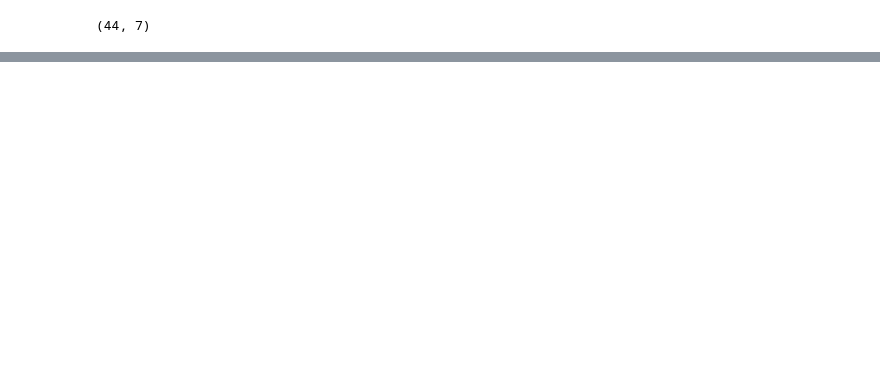
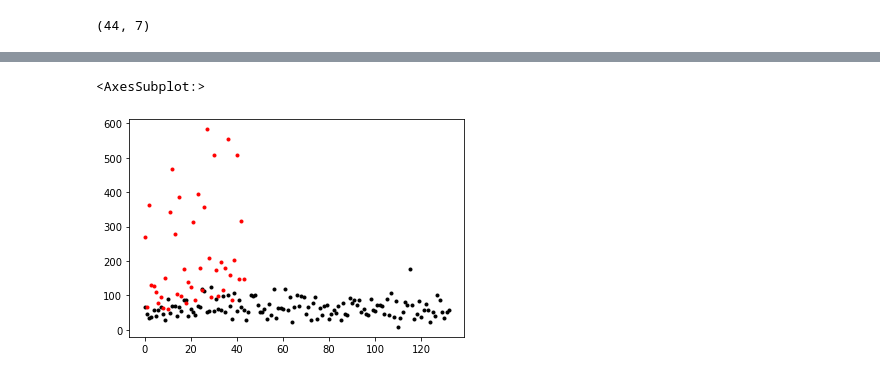
Before and after one commit to adalbertodev/Newspaper_ETL, a Jupyter notebook: notebooks/pandas_transformation.ipynb, the cells around one changed output, grey strips where cells are left out. Saved outputs shown, nothing was run; the diff lists cells and outputs as text; code cells hidden in the pictures; blank space fills up the shorter version.

```diff
--- a/notebooks/pandas_transformation.ipynb
+++ b/notebooks/pandas_transformation.ipynb
@@ -223,0 +267,6 @@ el_universal.shape
+# %%
+clean_elpais['n_tokens_body'].plot(style= 'k.')
+clean_eluniversal['n_tokens_body'].plot(style= 'r.')
+# %% [output]
+<AxesSubplot:>
+[figure, added]
```
Also changed, not shown: parts of 10 cells of this notebook, 20 other files.
